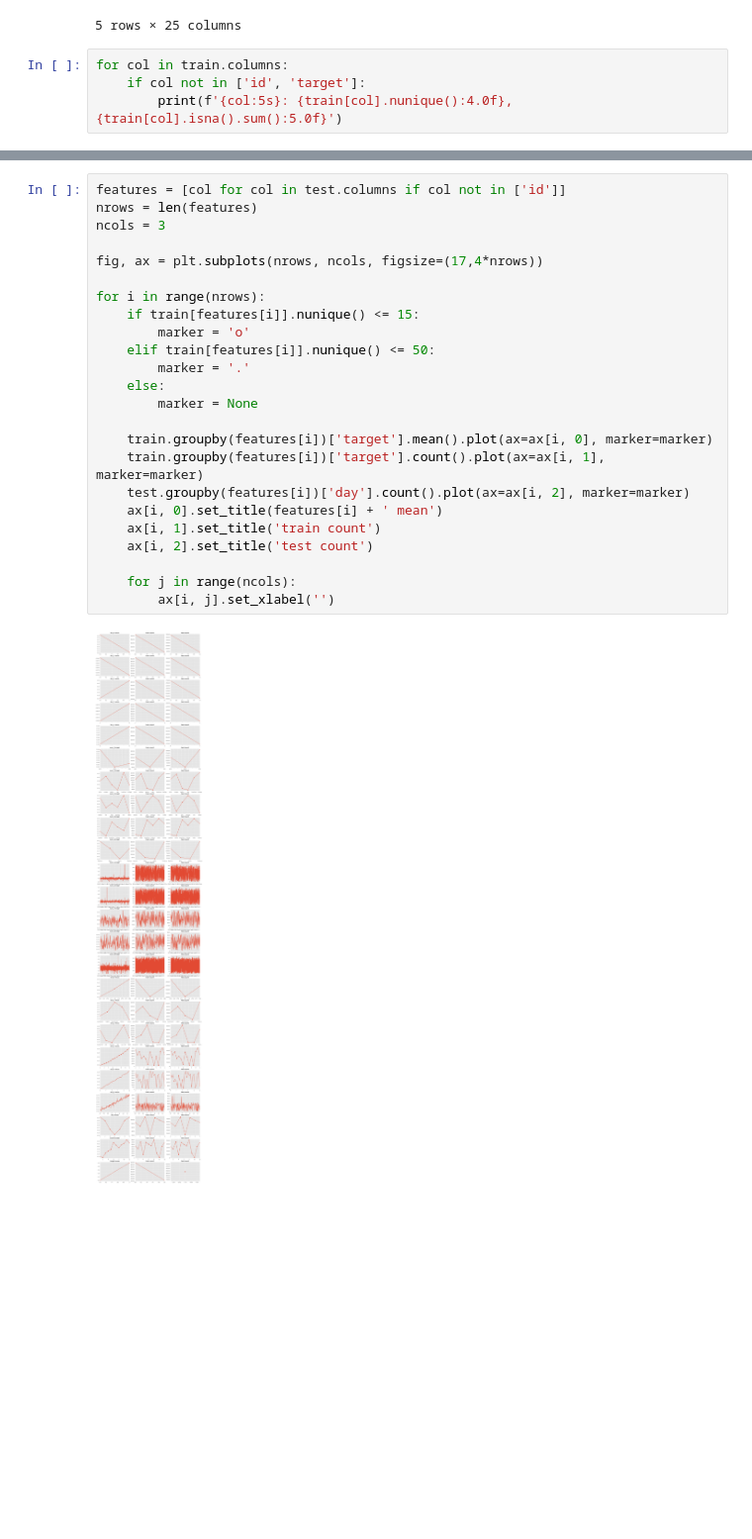
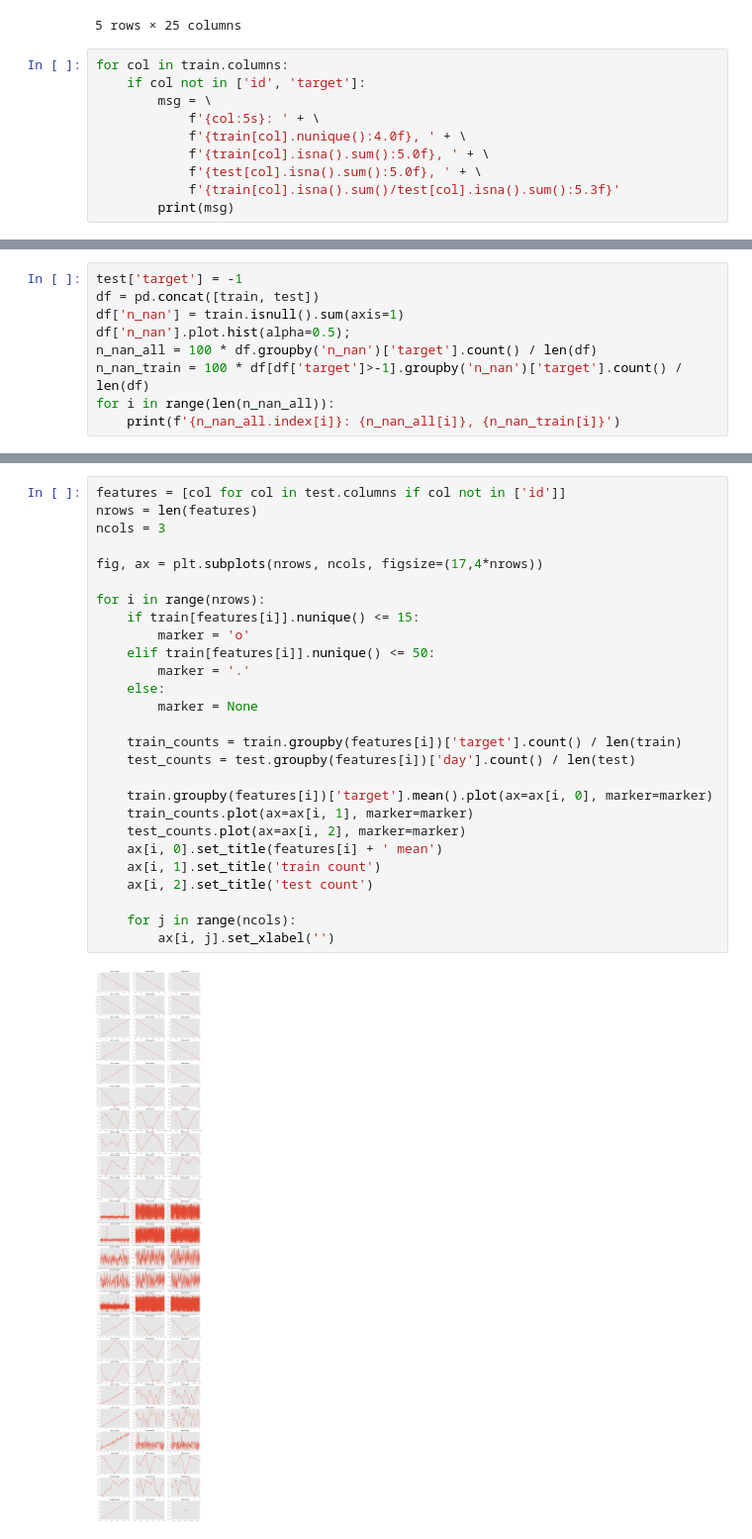
Before and after one commit to viktorsapozhok/cafeen, a Jupyter notebook: notebooks/1_simple_eda.ipynb, the cells around one changed output, grey strips where cells are left out. Shown at 99% size. Cells and saved outputs as stored; diff of their text form; blank space fills up the shorter version.

```diff
--- a/notebooks/1_simple_eda.ipynb
+++ b/notebooks/1_simple_eda.ipynb
@@ -29,5 +29,11 @@ train.head()
 # %%
 for col in train.columns:
     if col not in ['id', 'target']:
-        print(f'{col:5s}: {train[col].nunique():4.0f}, {train[col].isna().sum():5.0f}')
+        msg = \
+            f'{col:5s}: ' + \
+            f'{train[col].nunique():4.0f}, ' + \
+            f'{train[col].isna().sum():5.0f}, ' + \
+            f'{test[col].isna().sum():5.0f}, ' + \
+            f'{train[col].isna().sum()/test[col].isna().sum():5.3f}'
+        print(msg)
 # %% [output]
@@ -50,0 +57,9 @@ month:   12, 17988
+# %%
+test['target'] = -1
+df = pd.concat([train, test])
+df['n_nan'] = train.isnull().sum(axis=1)
+df['n_nan'].plot.hist(alpha=0.5);
+n_nan_all = 100 * df.groupby('n_nan')['target'].count() / len(df)
+n_nan_train = 100 * df[df['target']>-1].groupby('n_nan')['target'].count() / len(df)
+for i in range(len(n_nan_all)):
+    print(f'{n_nan_all.index[i]}: {n_nan_all[i]}, {n_nan_train[i]}')
@@ -121,26 +146,29 @@ month:
 # %%
 features = [col for col in test.columns if col not in ['id']]
 nrows = len(features)
 ncols = 3
 
 fig, ax = plt.subplots(nrows, ncols, figsize=(17,4*nrows))
 
 for i in range(nrows):
     if train[features[i]].nunique() <= 15:
         marker = 'o'
     elif train[features[i]].nunique() <= 50:
         marker = '.'
     else:
         marker = None
 
+    train_counts = train.groupby(features[i])['target'].count() / len(train)
+    test_counts = test.groupby(features[i])['day'].count() / len(test)
+
     train.groupby(features[i])['target'].mean().plot(ax=ax[i, 0], marker=marker)
-    train.groupby(features[i])['target'].count().plot(ax=ax[i, 1], marker=marker)
-    test.groupby(features[i])['day'].count().plot(ax=ax[i, 2], marker=marker)
+    train_counts.plot(ax=ax[i, 1], marker=marker)
+    test_counts.plot(ax=ax[i, 2], marker=marker)
     ax[i, 0].set_title(features[i] + ' mean')
     ax[i, 1].set_title('train count')
     ax[i, 2].set_title('test count')
 
     for j in range(ncols):
         ax[i, j].set_xlabel('')
 # %% [output]
-[figure, old version]
+[figure, new version]
```
Also changed, not shown: parts of 2 cells of this notebook, 4 other files.
